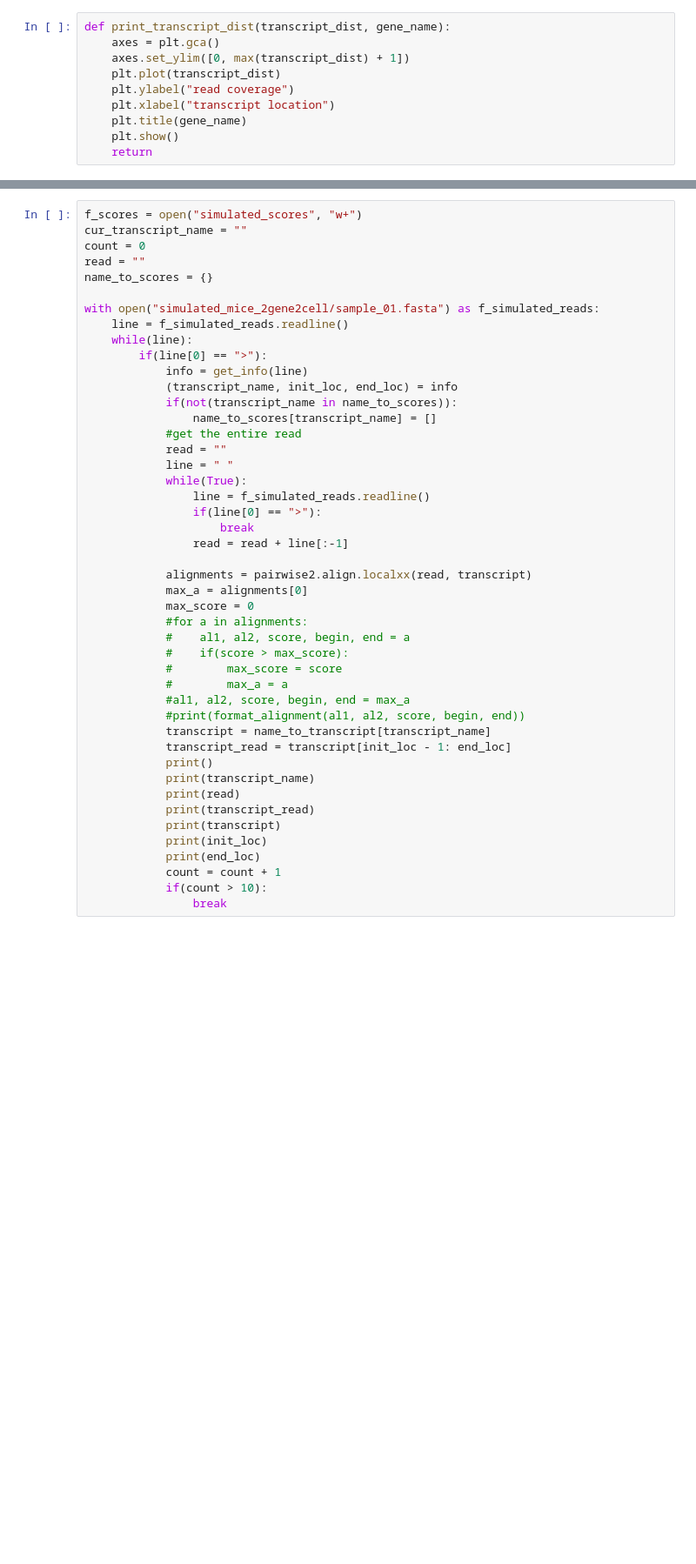
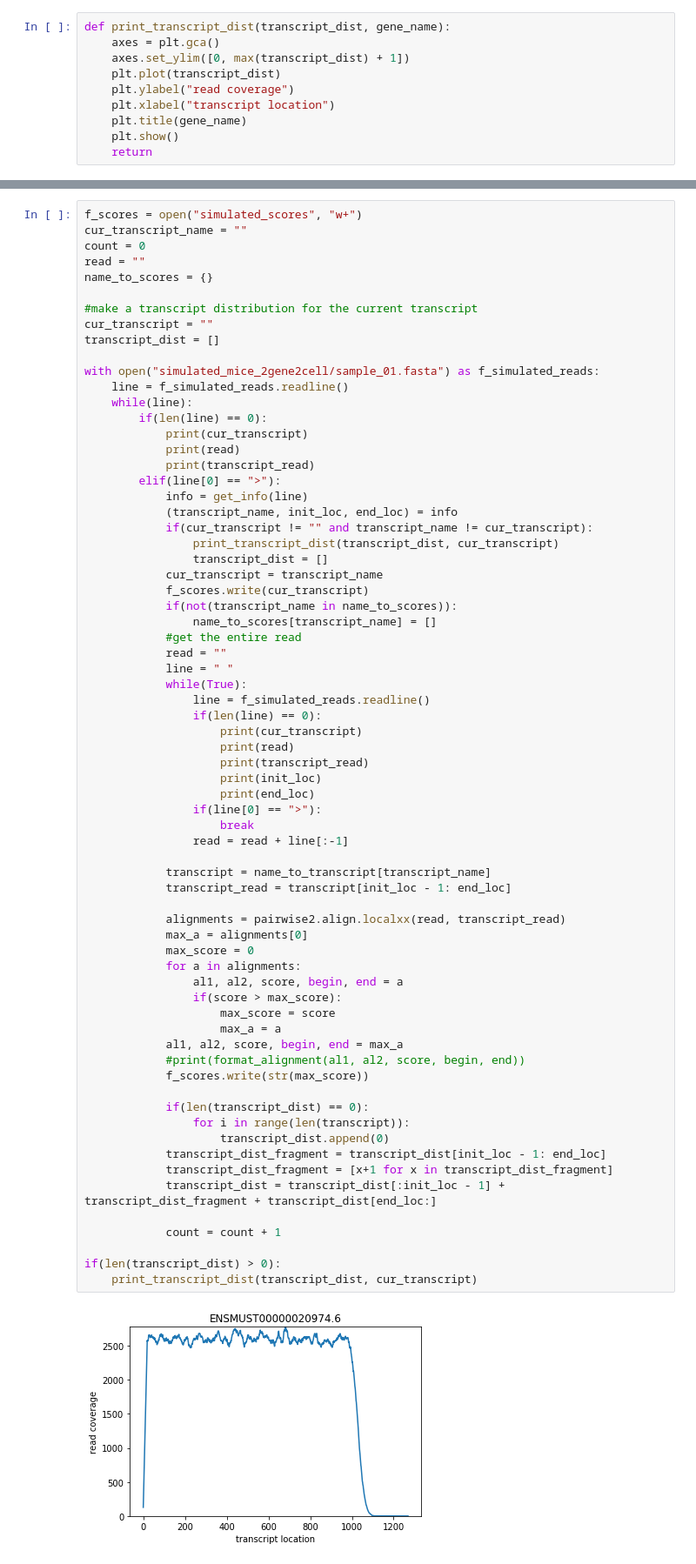
Before and after one commit to Helena-L/simulator_project, a Jupyter notebook: simulator_alignment.ipynb, the cells around one changed output, grey strips where cells are left out. Shown at 87% size. Drawn from its saved outputs; the diff is of its cells as text; blank space fills up the shorter version.

```diff
--- a/simulator_alignment.ipynb
+++ b/simulator_alignment.ipynb
@@ -103,47 +158,71 @@ def get_info(line):
 # %%
 f_scores = open("simulated_scores", "w+")
 cur_transcript_name = ""
 count = 0
 read = ""
 name_to_scores = {}
 
+#make a transcript distribution for the current transcript
+cur_transcript = ""
+transcript_dist = []
+
 with open("simulated_mice_2gene2cell/sample_01.fasta") as f_simulated_reads:
     line = f_simulated_reads.readline()
     while(line):
-        if(line[0] == ">"):
+        if(len(line) == 0):
+            print(cur_transcript)
+            print(read)
+            print(transcript_read)
+        elif(line[0] == ">"):
             info = get_info(line)
             (transcript_name, init_loc, end_loc) = info
+            if(cur_transcript != "" and transcript_name != cur_transcript):
+                print_transcript_dist(transcript_dist, cur_transcript)
+                transcript_dist = []
+            cur_transcript = transcript_name
+            f_scores.write(cur_transcript)
             if(not(transcript_name in name_to_scores)):
                 name_to_scores[transcript_name] = []
             #get the entire read
             read = ""
             line = " "
             while(True):
                 line = f_simulated_reads.readline()
+                if(len(line) == 0):
+                    print(cur_transcript)
+                    print(read)
+                    print(transcript_read)
+                    print(init_loc)
+                    print(end_loc)
                 if(line[0] == ">"):
                     break
                 read = read + line[:-1]
 
-            alignments = pairwise2.align.localxx(read, transcript)
+            transcript = name_to_transcript[transcript_name]
+            transcript_read = transcript[init_loc - 1: end_loc]
+
+            alignments = pairwise2.align.localxx(read, transcript_read)
             max_a = alignments[0]
             max_score = 0
-            #for a in alignments:
-            #    al1, al2, score, begin, end = a
-            #    if(score > max_score):
-            #        max_score = score
-            #        max_a = a
-            #al1, al2, score, begin, end = max_a
+            for a in alignments:
+                al1, al2, score, begin, end = a
+                if(score > max_score):
+                    max_score = score
+                    max_a = a
+            al1, al2, score, begin, end = max_a
             #print(format_alignment(al1, al2, score, begin, end))
-            transcript = name_to_transcript[transcript_name]
-            transcript_read = transcript[init_loc - 1: end_loc]
-            print()
-            print(transcript_name)
-            print(read)
-            print(transcript_read)
-            print(transcript)
-            print(init_loc)
-            print(end_loc)
+            f_scores.write(str(max_score))
+
+            if(len(transcript_dist) == 0):
+                for i in range(len(transcript)):
+                    transcript_dist.append(0)
+            transcript_dist_fragment = transcript_dist[init_loc - 1: end_loc]
+            transcript_dist_fragment = [x+1 for x in transcript_dist_fragment]
+            transcript_dist = transcript_dist[:init_loc - 1] + transcript_dist_fragment + transcript_dist[end_loc:]
+
             count = count + 1
-            if(count > 10):
-                break
+
+if(len(transcript_dist) > 0):
+    print_transcript_dist(transcript_dist, cur_transcript)
 # %% [output]
+[figure, added]
```
Also changed, not shown: parts of 5 cells of this notebook, 3 other files.
